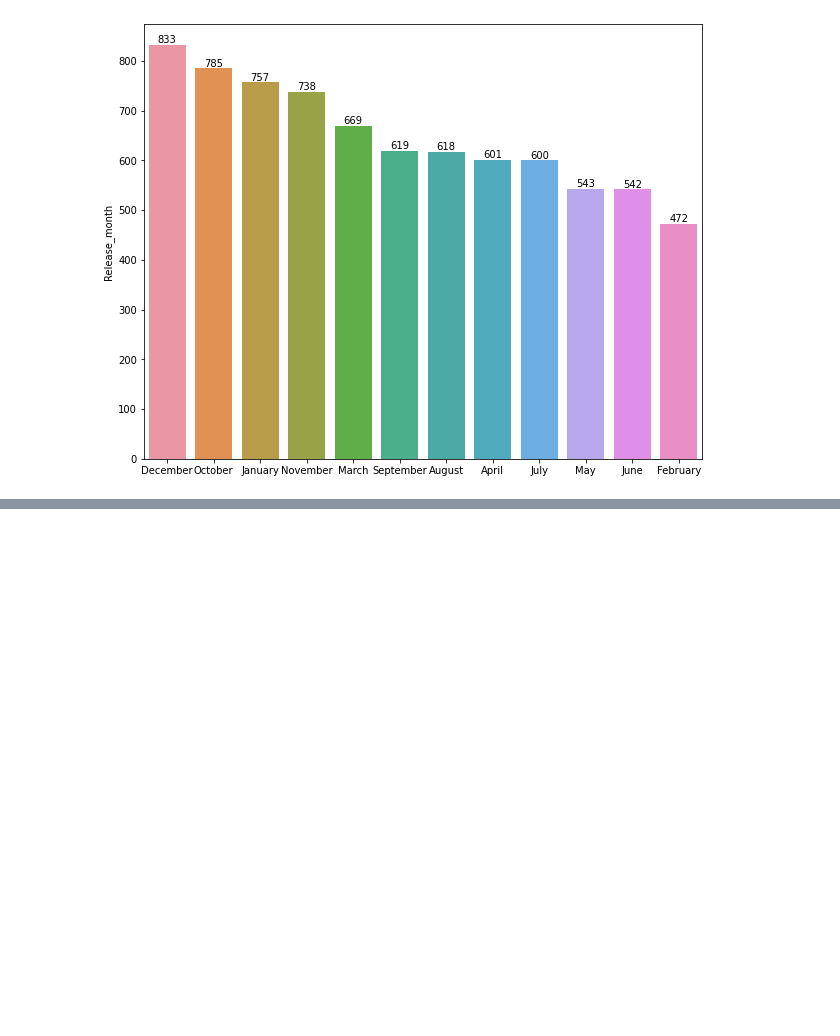
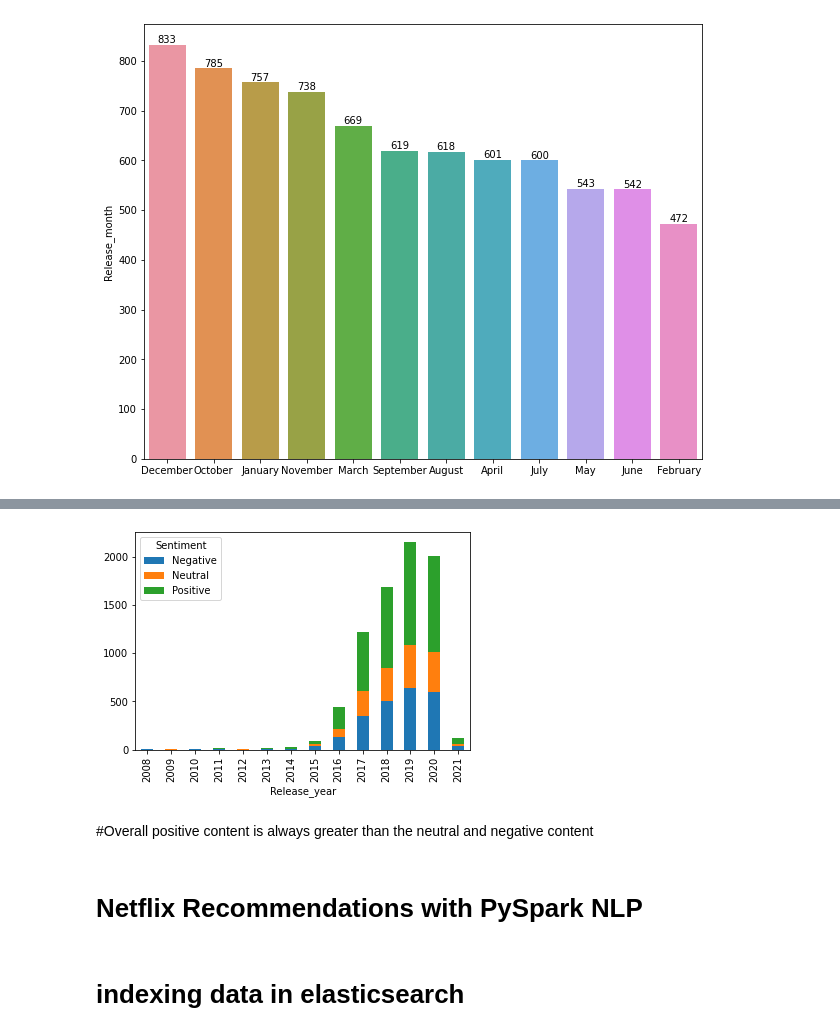
Before and after one commit to abdennourkhorchani/Netflix_dataset_analysis, a Jupyter notebook: netflix dataset analysis-checkpoint-checkpoint.ipynb, the cells around one changed output, grey strips where cells are left out. Drawn from its saved outputs; the diff is of its cells as text; code cells hidden in the pictures; blank space fills up the shorter version.

```diff
--- a/netflix dataset analysis-checkpoint-checkpoint.ipynb
+++ b/netflix dataset analysis-checkpoint-checkpoint.ipynb
@@ -756,0 +777,3 @@ country_df.shape
+# %%
+#remove punctuation from description
+df_sentiment['Description'] = df_sentiment['Description'].str.replace(r'[^\w\s]+', '')
@@ -756,0 +789,5 @@ country_df.shape
+# %%
+import nltk
+nltk.download('stopwords')
+from nltk.corpus import stopwords
+stop = stopwords.words('english')
@@ -756,0 +801,4 @@ country_df.shape
+# %%
+df_sentiment['Description'] = df_sentiment['Description'].apply(lambda x: ' '.join([item for item in x.split() if item not in stop]))
+
+df_sentiment.head()
@@ -756,0 +816,12 @@ country_df.shape
+# %%
+for index,row in df_sentiment.iterrows():
+    z=row['Description']
+    testimonial=TextBlob(z)
+    p=testimonial.sentiment.polarity
+    if p==0:
+         sent='Neutral'
+    elif p>0:
+         sent='Positive'
+    else:
+         sent='Negative'
+    df_sentiment.loc[[index,2],'Sentiment']=sent
@@ -756,0 +842,13 @@ country_df.shape
+# %%
+agg_df = df_sentiment.groupby(['Release_year', 'Sentiment'])['Show_Id'].count().unstack()
+
+agg_df.plot(kind='bar', stacked=True)
+plt.show()
+# %% [output]
+[figure, added]
+# %% [markdown]
+#Overall positive content is always greater than the neutral and negative content
+# %% [markdown]
+# Netflix Recommendations with PySpark NLP
+# %% [markdown]
+# indexing data in elasticsearch
```
Also changed, not shown: parts of 26 cells of this notebook.
